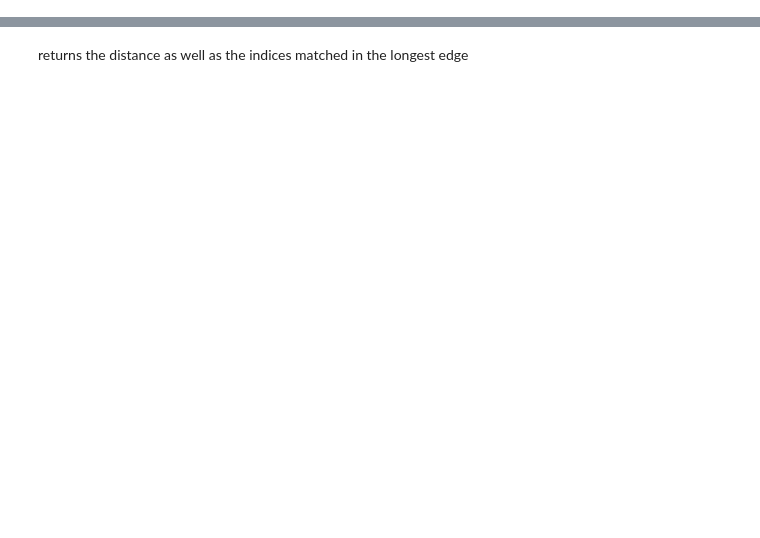
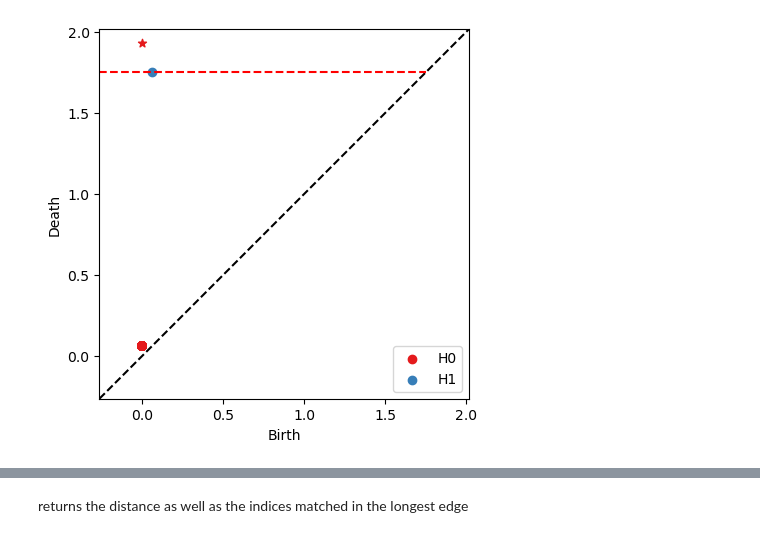
Before and after one commit to CompTop/pyhera, a Jupyter notebook: ipynb/demo.ipynb, the cells around one changed output, grey strips where cells are left out. Saved outputs shown, nothing was run; the diff lists cells and outputs as text; code cells hidden in the pictures; blank space fills up the shorter version.

```diff
--- a/ipynb/demo.ipynb
+++ b/ipynb/demo.ipynb
@@ -26,3 +44,9 @@ FY = bats.LightRipsFiltration(bats.DataSet(bats.Matrix(Y)), bats.Euclidean(), np
 # %%
 RX = bats.reduce(FX, bats.F2(), bats.standard_reduction_flag(), bats.clearing_flag())
 RY = bats.reduce(FY, bats.F2(), bats.standard_reduction_flag(), bats.clearing_flag())
+# %%
+pX = RX.persistence_pairs(0) + RX.persistence_pairs(1)
+bats.persistence_diagram(pX)
+plt.show()
+# %% [output]
+[figure, added]
```
Also changed, not shown: parts of 19 cells of this notebook, 1 other file.
